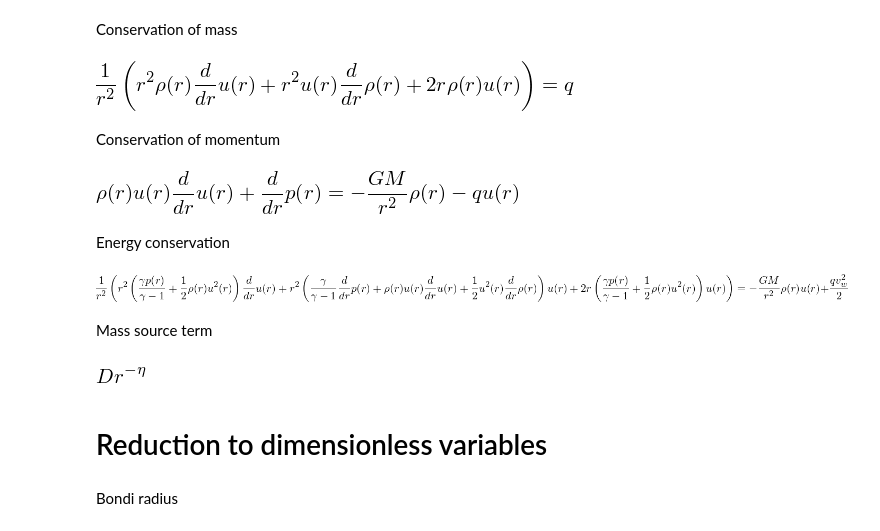
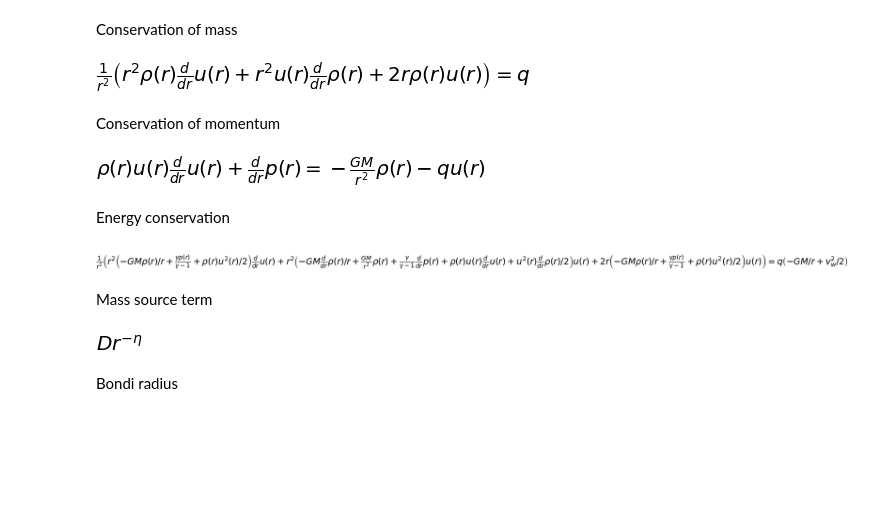
Before and after one commit to bolverk/generalised_bondi, a Jupyter notebook: generalised_bondi_point_mass.ipynb, the cells around one changed output. Saved outputs shown, nothing was run; the diff lists cells and outputs as text; code cells hidden in the pictures; blank space fills up the shorter version.

```diff
--- a/generalised_bondi_point_mass.ipynb
+++ b/generalised_bondi_point_mass.ipynb
@@ -6,14 +6,14 @@ sympy.init_printing()
 # %% [markdown]
 Conservation of mass
 # %%
-r = sympy.Symbol('r')
+r = sympy.Symbol('r', positive=True)
 rho = sympy.Symbol('rho')
 u = sympy.Symbol('u')
 q = sympy.Symbol('q')
 mass_conservation = sympy.Eq((1/r**2)*(r**2*rho(r)*u(r)).diff(r),q)
 mass_conservation
 # %% [output]
-[figure, old version]
+[figure, new version]
 # %% [markdown]
 Conservation of momentum
 # %%
@@ -24,28 +24,28 @@ momentum_conservation = sympy.Eq(rho(r)*u(r)*u(r).diff(r) + p(r).diff(r),
                                  -rho(r)*G*M/r**2-q*u(r))
 momentum_conservation
 # %% [output]
-[figure, old version]
+[figure, new version]
 # %% [markdown]
 Energy conservation
 # %%
 gamma = sympy.Symbol('gamma')
 v_w = sympy.Symbol('v_w', positive=True)
-energy_conservation = sympy.Eq((1/r**2)*(r**2*u(r)*(rho(r)*u(r)**2/2+gamma*p(r)/(gamma-1))).diff(r),
-         -G*M*u(r)*rho(r)/r**2+v_w**2*q/2)
+energy_conservation = sympy.Eq((1/r**2)*(r**2*u(r)*(rho(r)*u(r)**2/2+gamma*p(r)/(gamma-1)-G*M*rho(r)/r)).diff(r),
+         q*(v_w**2/2-G*M/r))
 energy_conservation
 # %% [output]
-[figure, old version]
+[figure, new version]
 # %% [markdown]
 Mass source term
 # %%
-D = sympy.Symbol('D')
-eta = sympy.Symbol('eta')
+D = sympy.Symbol('D', positive=True)
+eta = sympy.Symbol('eta', positive=True)
 mass_source = D*r**(-eta)
 mass_source
+
+# Reduction to dimensionless variables
 # %% [output]
-[figure, old version]
+[figure, new version]
-# %% [markdown]
-# Reduction to dimensionless variables
 # %% [markdown]
 Bondi radius
 # %%
```
Also changed, not shown: parts of 35 cells of this notebook.
